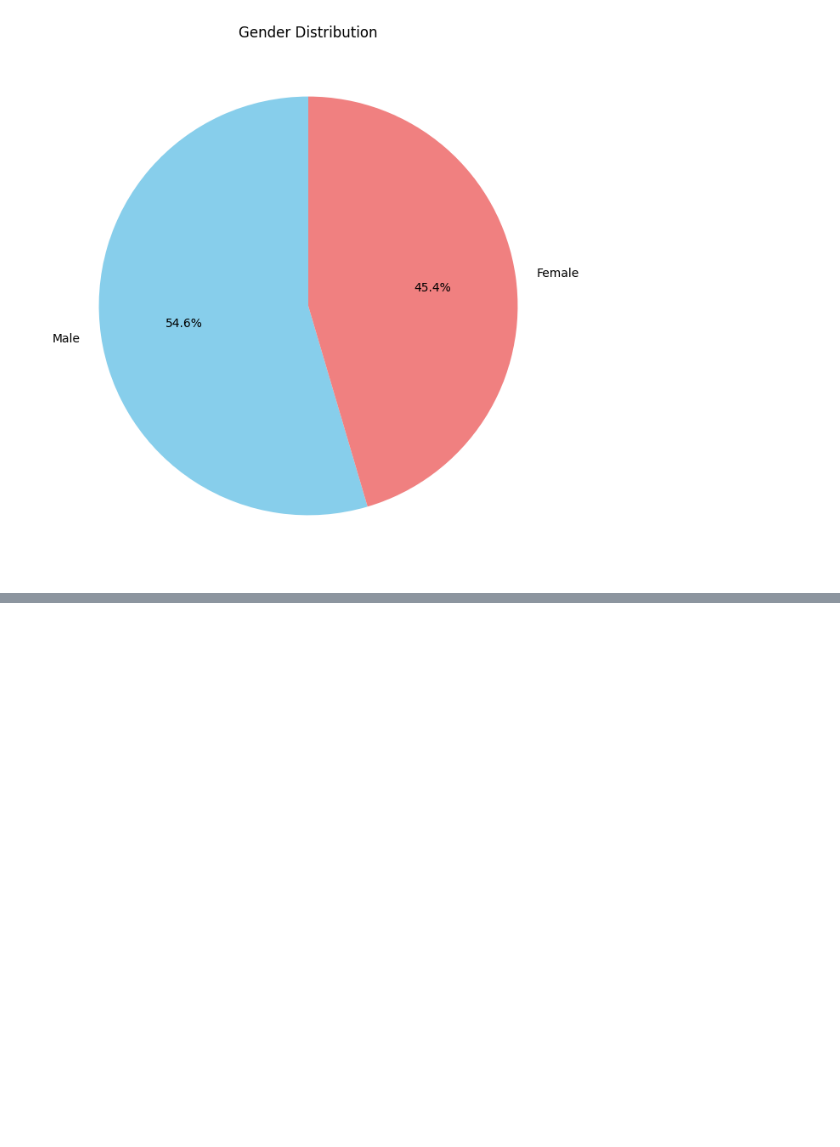
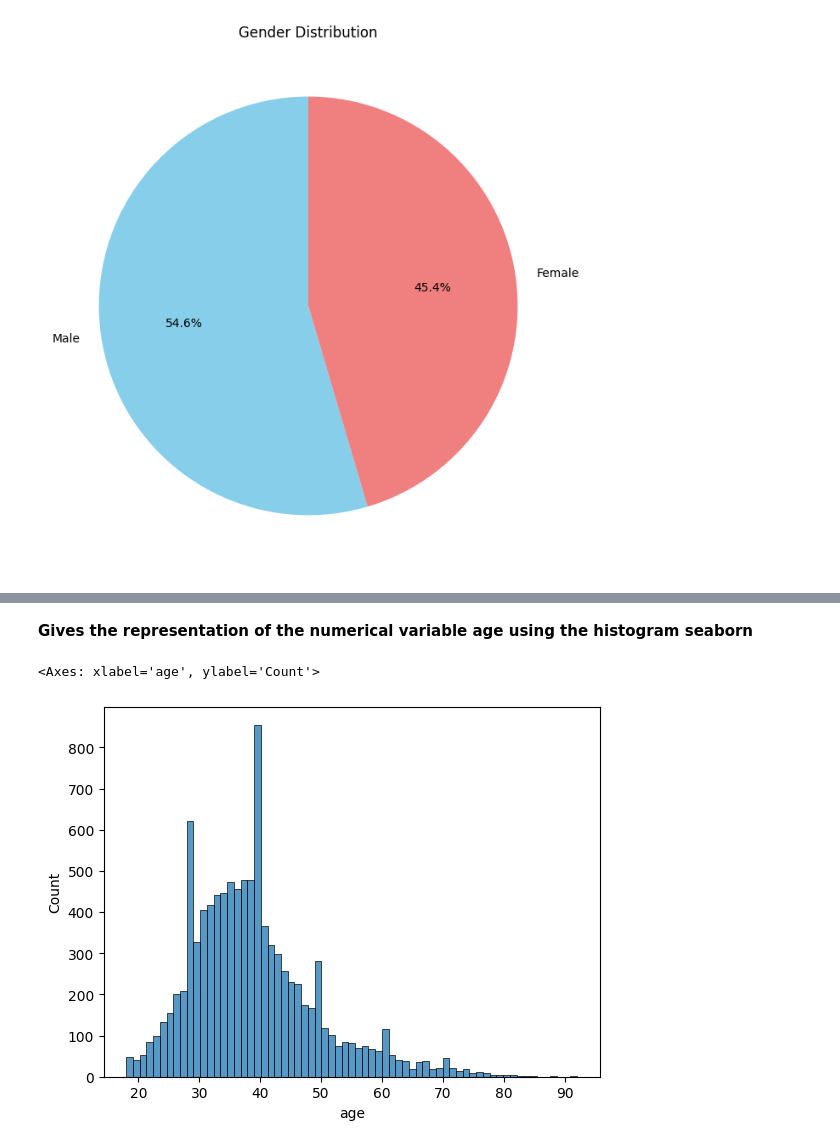
Before and after one commit to Lohith288/AI-ML-INTERNSHIP-VRSEC, a Jupyter notebook: Bank_Customer_Churn_Prediction.ipynb, the cells around one changed output, grey strips where cells are left out. Saved outputs shown, nothing was run; the diff lists cells and outputs as text; code cells hidden in the pictures; blank space fills up the shorter version.

```diff
--- a/Bank_Customer_Churn_Prediction.ipynb
+++ b/Bank_Customer_Churn_Prediction.ipynb
@@ -270,0 +366,7 @@ plt.show()
+# %% [markdown]
+**Gives the representation of the numerical variable age using the histogram seaborn**
+# %%
+sns.histplot(data, x='age')        # Histogram plot using seaborn
+# %% [output]
+<Axes: xlabel='age', ylabel='Count'>
+[figure, added]
```
Also changed, not shown: parts of 68 cells of this notebook.
